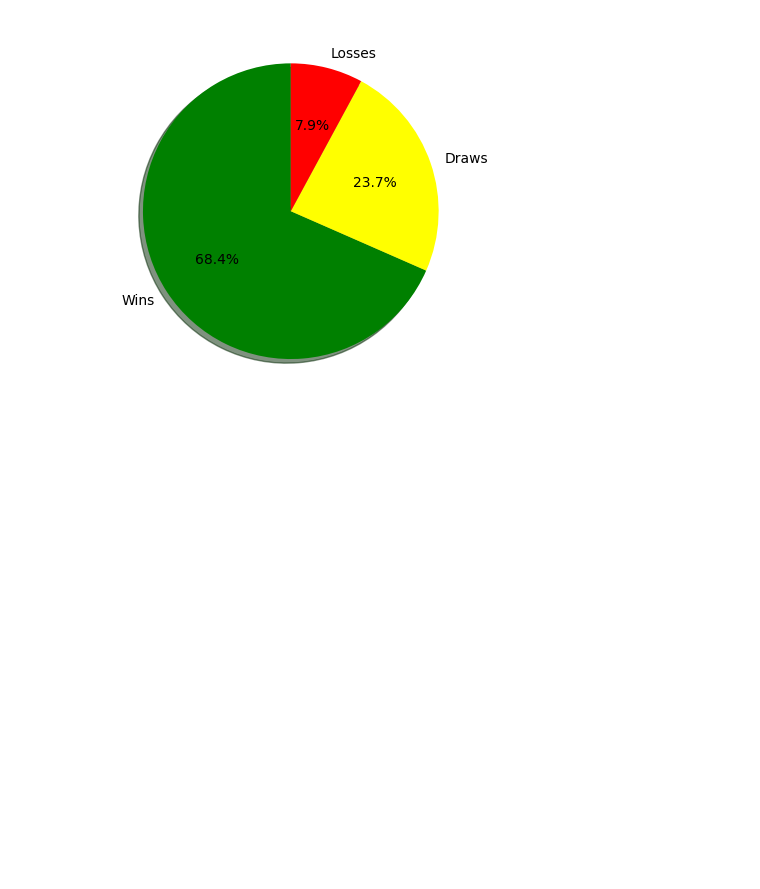
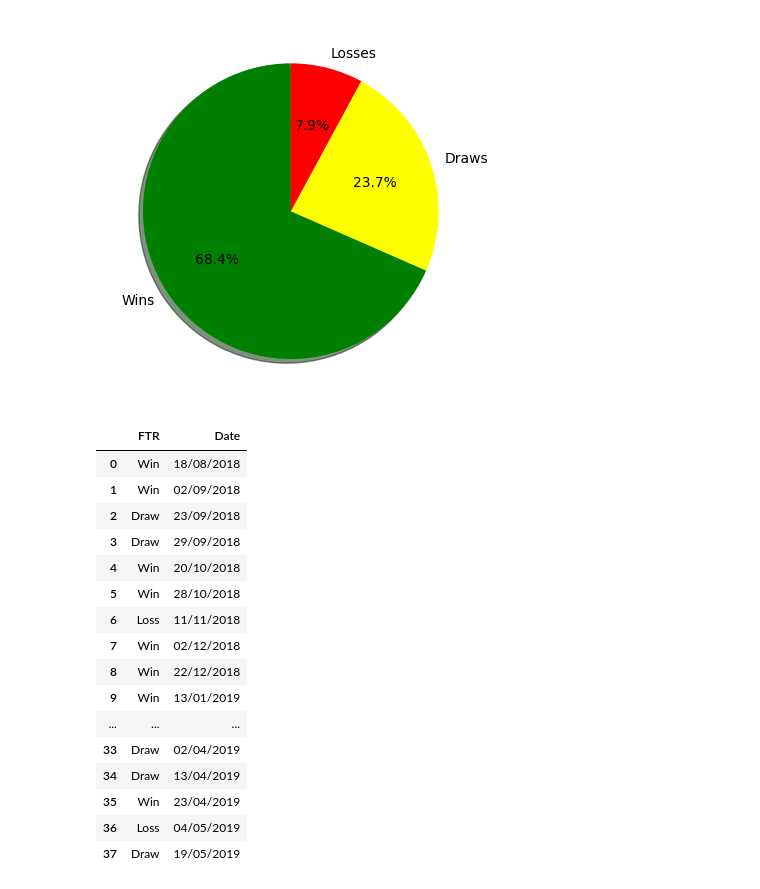
Before and after one commit to Mordson/LaLiga_analyze, a Jupyter notebook: Inzynieria.ipynb, the cells around one changed output. Drawn from its saved outputs; the diff is of its cells as text; code cells hidden in the pictures; blank space fills up the shorter version.

Commit message:
Changed letter A, D, H to win, draw or lose

```diff
--- a/Inzynieria.ipynb
+++ b/Inzynieria.ipynb
@@ -89,3 +86,53 @@ plt.pie(Matches, labels=['Wins', 'Draws', 'Losses'], autopct='%1.1f%%', shadow=T
   Text(0.5674903263000344, 0.19481973605330763, '23.7%'),
   Text(0.1472912320950725, 0.5816401748056228, '7.9%')])
 [figure]
+# %%
+Barcelona_Date_Home = DfLiga[DfLiga['HomeTeam'] == 'Barcelona']['Date'] # dates for FC Barcelona as home team
+Barcolena_Date_Away = DfLiga[DfLiga['AwayTeam'] == 'Barcelona']['Date'] # date for FC Barcelona as away team
+Barcelona_Matches_dates = pd.concat([Barcelona_Date_Home, Barcolena_Date_Away]) # all matches for FC Barcelona
+Barcelona_Matches_dates = Barcelona_Matches_dates.reset_index() # reset index
+Barcelona_Matches_dates = Barcelona_Matches_dates.drop(['index'], axis=1) # drop index
+# %%
+BarcelonaHome_Match_Result = DfLiga[DfLiga['HomeTeam'] == 'Barcelona']['FTR'] # results for FC Barcelona as home team
+BarcelonaAway_Match_Result = DfLiga[DfLiga['AwayTeam'] == 'Barcelona']['FTR'] # results for FC Barcelona as away team
+pd.options.mode.chained_assignment = None # turn off warning
+
+for index, row in BarcelonaHome_Match_Result.items(): # loop for results as home team
+    if row == 'H': # if home team wins
+        BarcelonaHome_Match_Result[index] = 'Win' # change to Win
+    elif row == 'D': # if draw
+        BarcelonaHome_Match_Result[index] = 'Draw' # change to Draw
+    else: # if away team wins
+        BarcelonaHome_Match_Result[index] = 'Loss' # change to Loss
+
+for index, row in BarcelonaAway_Match_Result.items(): # loop for results as away team
+    if row == 'H': # if home team wins
+        BarcelonaAway_Match_Result[index] = 'Loss' # change to Loss
+    elif row == 'D': # if draw
+        BarcelonaAway_Match_Result[index] = 'Draw' # change to Draw
+    else: # if away team wins
+        BarcelonaAway_Match_Result[index] = 'Win' # change to Win
+# %%
+Barcelona_Match = pd.concat([BarcelonaHome_Match_Result, BarcelonaAway_Match_Result]) # all results for FC Barcelona
+Barcelona_Match = Barcelona_Match.reset_index() # reset index
+Barcelona_Match = Barcelona_Match.drop(['index'], axis=1) # drop index
+Barcelona_Match['Date'] = Barcelona_Matches_dates # add dates to results
+Barcelona_Match
+# %% [output]
+|  | FTR | Date |
+| 0 | Win | 18/08/2018 |
+| 1 | Win | 02/09/2018 |
+| 2 | Draw | 23/09/2018 |
+| 3 | Draw | 29/09/2018 |
+| 4 | Win | 20/10/2018 |
+| 5 | Win | 28/10/2018 |
+| 6 | Loss | 11/11/2018 |
+| 7 | Win | 02/12/2018 |
+| 8 | Win | 22/12/2018 |
+| 9 | Win | 13/01/2019 |
+| ... | ... | ... |
+| 33 | Draw | 02/04/2019 |
+| 34 | Draw | 13/04/2019 |
+| 35 | Win | 23/04/2019 |
+| 36 | Loss | 04/05/2019 |
+| 37 | Draw | 19/05/2019 |
```
Also changed, not shown: parts of 2 cells of this notebook.
